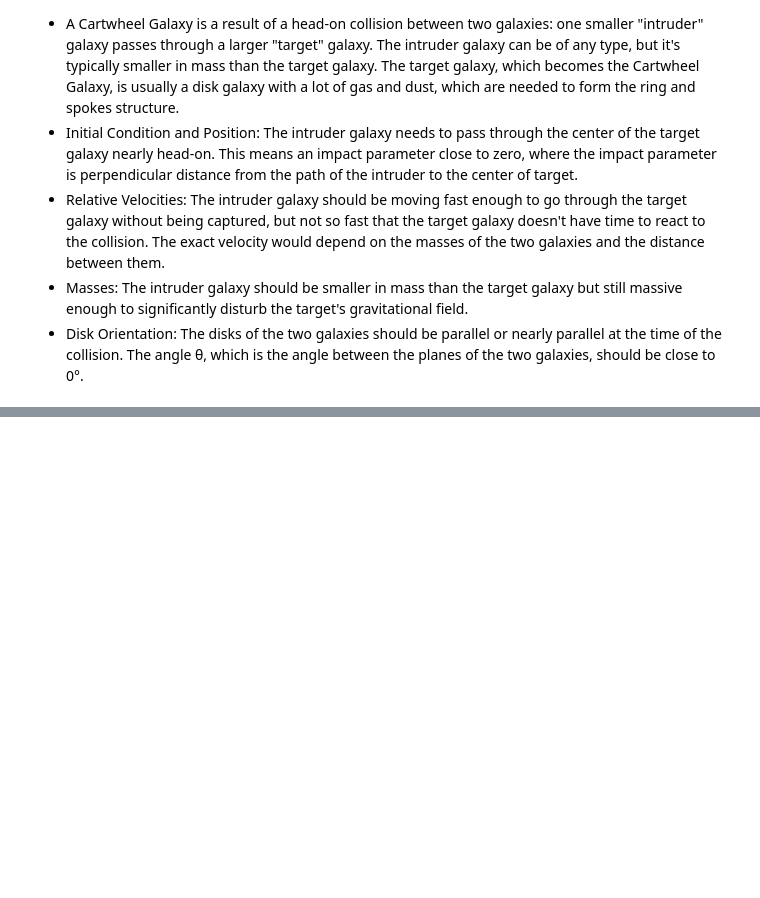
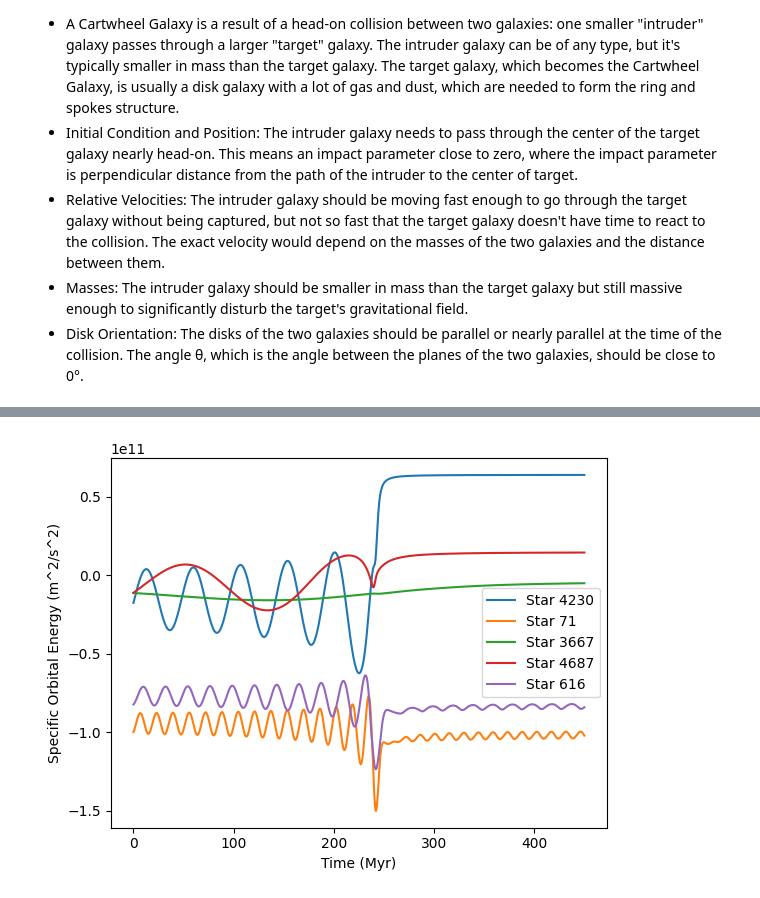
Before and after one commit to marcjermaine-pontiveros/galaxy-collision, a Jupyter notebook: notebook.ipynb, the cells around one changed output, grey strips where cells are left out. Drawn from its saved outputs; the diff is of its cells as text; code cells hidden in the pictures; blank space fills up the shorter version.

```diff
--- a/notebook.ipynb
+++ b/notebook.ipynb
@@ -84,7 +83,7 @@ galaxies['target']
 # %%
 import astropy.units as unit
 
-t, coords_data = evolve_two_disks(galaxies['target'], galaxies['intruder'], N_steps = 10_000, N_snapshots= 1_000, time_step=0.045*unit.Myr)
+times, snapshots, velocity_snapshots = evolve_two_disks(galaxies['target'], galaxies['intruder'], N_steps = 10_000, N_snapshots= 1_000, time_step=0.045*unit.Myr)
 # %% [output]
 Solving equations of motion for two galaxies (Leapfrog integration)
 100 % (stopped at t = 450.0 Myr)
@@ -290,0 +281,15 @@ The impact parameter b is 0.0 kpc
+# %%
+
+def get_sample_stars(primary, secondary, N_samples=5):
+    import numpy as np
+    # Number of stars in each galaxy
+    N1, N2 = primary['N_stars'], secondary['N_stars']
+
+    # Randomly select N_samples indices
+    return np.random.choice(N1 + N2, size=N_samples, replace=False)
+
+indices = get_sample_stars(galaxies['target'], galaxies['intruder'], N_samples=5)
+
+plot_energy(times, snapshots, velocity_snapshots, galaxies['target'], galaxies['intruder'], indices)
+# %% [output]
+[figure, added]
```
Also changed, not shown: parts of 11 cells of this notebook, 4 other files.
